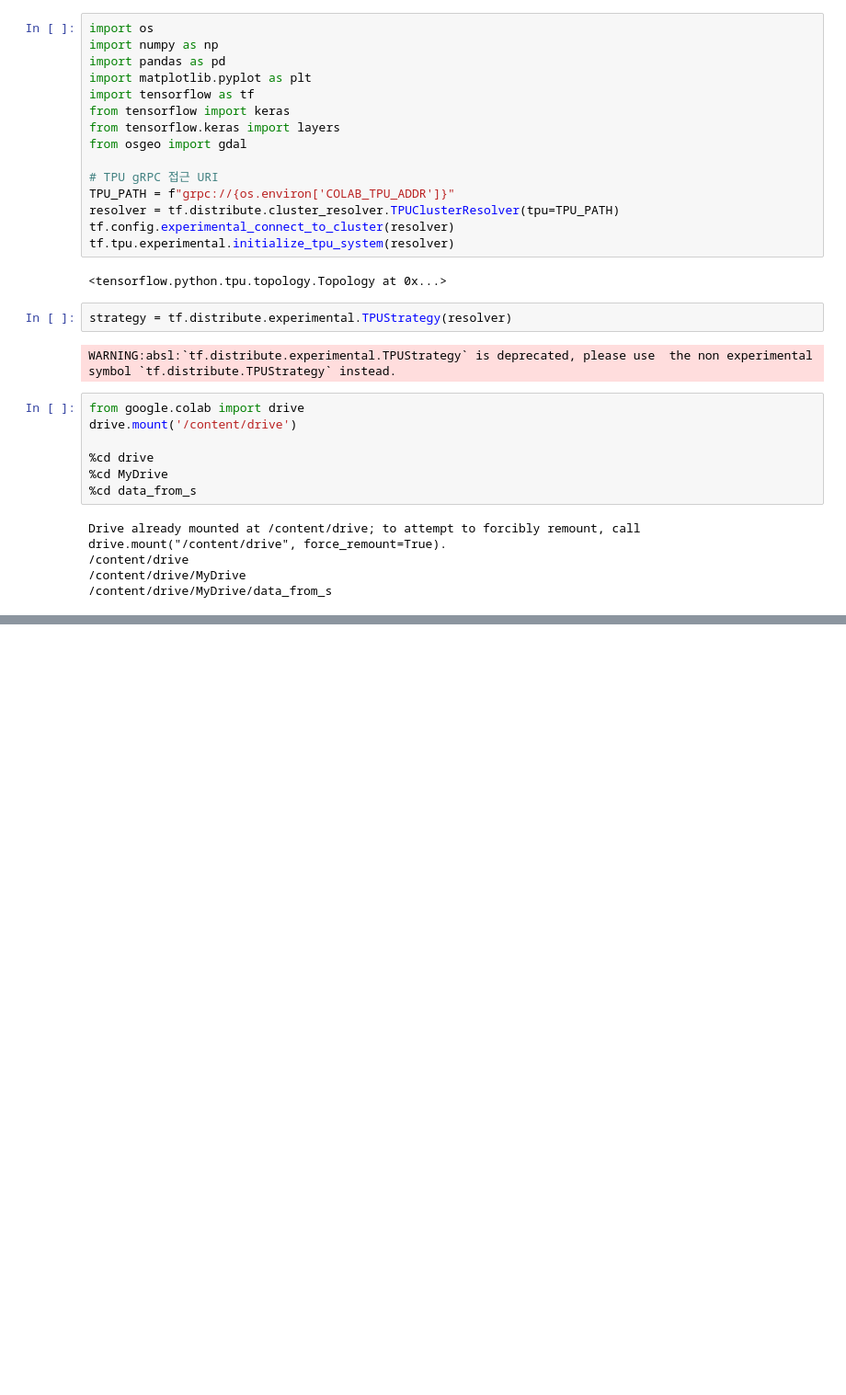
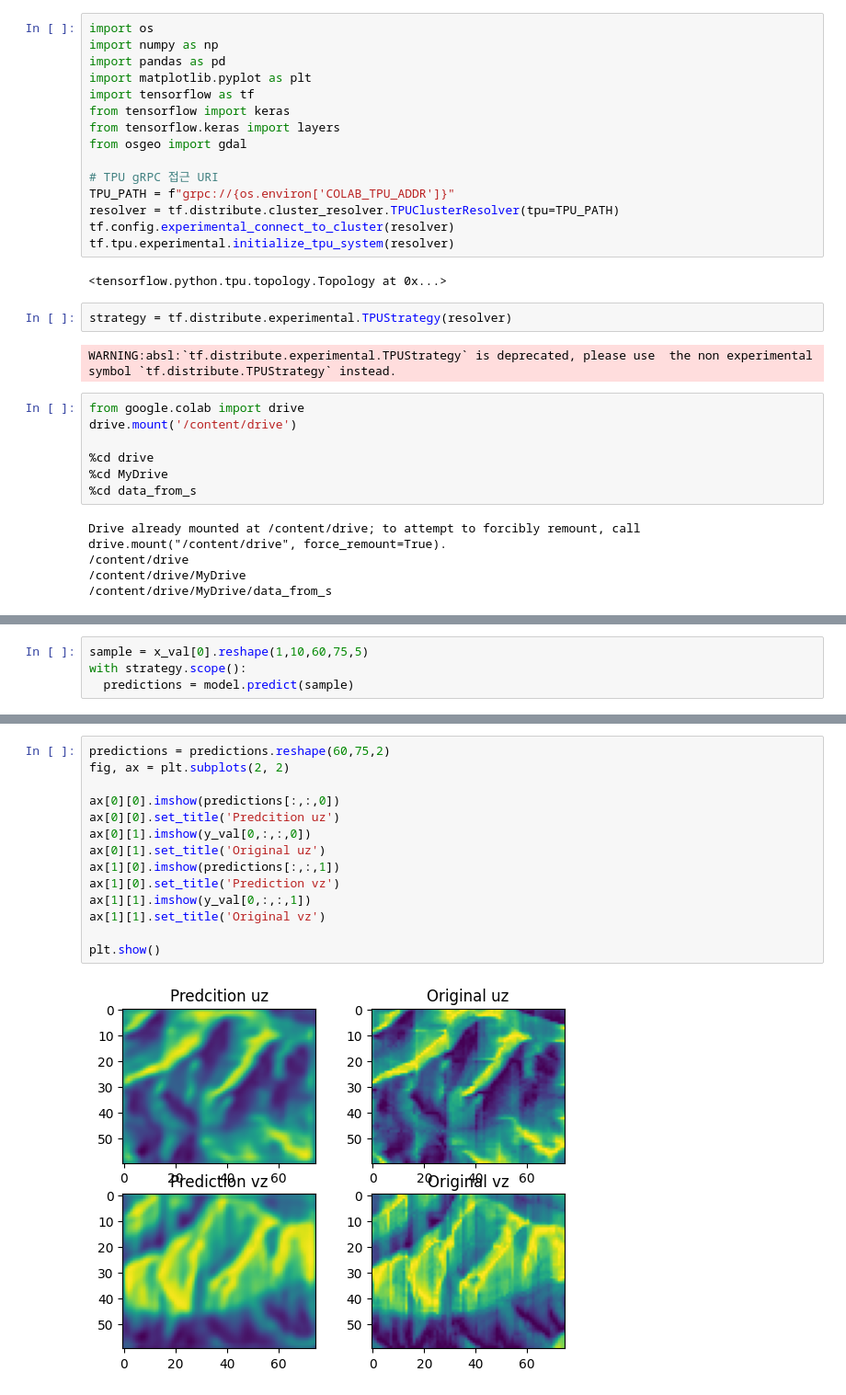
Before and after one commit to Kogo0813/Windroad8, a Jupyter notebook: TPUver_windpredict_data_from_s.ipynb, the cells around one changed output, grey strips where cells are left out. Shown at 92% size. Cells and saved outputs as stored; diff of their text form; blank space fills up the shorter version.

```diff
--- a/TPUver_windpredict_data_from_s.ipynb
+++ b/TPUver_windpredict_data_from_s.ipynb
@@ -219,0 +223,4 @@ Epoch 135: early stopping
+# %%
+sample = x_val[0].reshape(1,10,60,75,5)
+with strategy.scope():
+  predictions = model.predict(sample)
@@ -219,0 +229,16 @@ Epoch 135: early stopping
+# %%
+predictions = predictions.reshape(60,75,2)
+fig, ax = plt.subplots(2, 2)
+
+ax[0][0].imshow(predictions[:,:,0])
+ax[0][0].set_title('Predcition uz')
+ax[0][1].imshow(y_val[0,:,:,0])
+ax[0][1].set_title('Original uz')
+ax[1][0].imshow(predictions[:,:,1])
+ax[1][0].set_title('Prediction vz')
+ax[1][1].imshow(y_val[0,:,:,1])
+ax[1][1].set_title('Original vz')
+
+plt.show()
+# %% [output]
+[figure, added]
```
Also changed, not shown: parts of 12 cells of this notebook.
